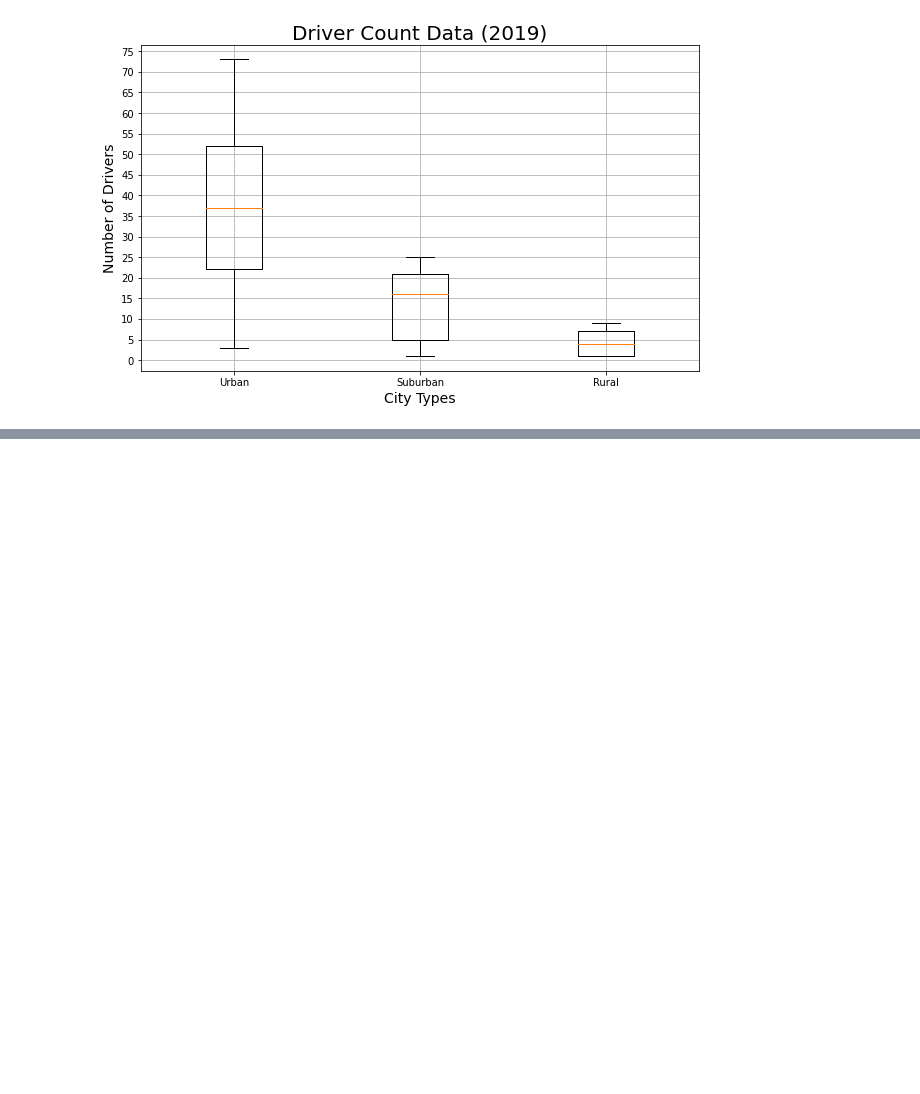
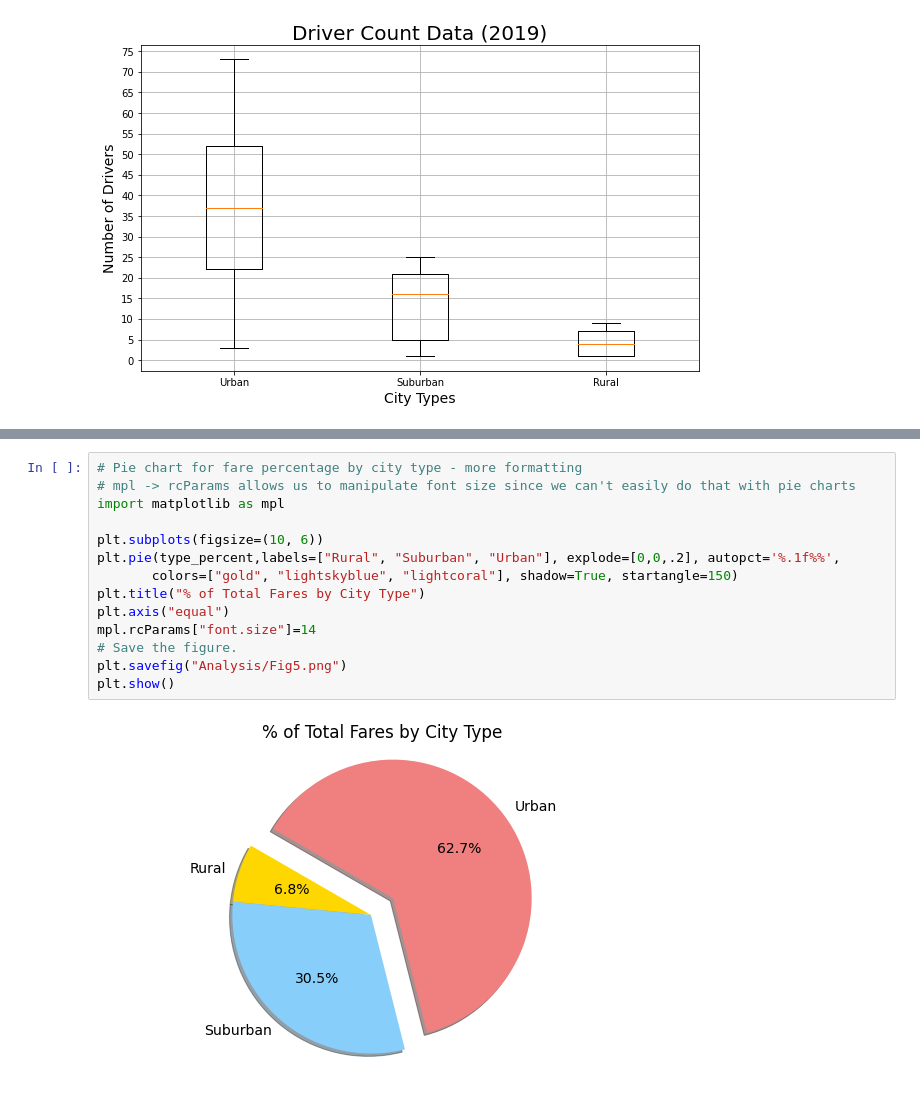
Before and after one commit to nicolebplatt/GWU_PyBer_Analysis, a Jupyter notebook: PyBer.ipynb, the cells around one changed output, grey strips where cells are left out. Drawn from its saved outputs; the diff is of its cells as text; blank space fills up the shorter version.

```diff
--- a/PyBer.ipynb
+++ b/PyBer.ipynb
@@ -474,0 +511,16 @@ plt.show()
+# %%
+# Pie chart for fare percentage by city type - more formatting
+# mpl -> rcParams allows us to manipulate font size since we can't easily do that with pie charts
+import matplotlib as mpl
+
+plt.subplots(figsize=(10, 6))
+plt.pie(type_percent,labels=["Rural", "Suburban", "Urban"], explode=[0,0,.2], autopct='%.1f%%',
+       colors=["gold", "lightskyblue", "lightcoral"], shadow=True, startangle=150)
+plt.title("% of Total Fares by City Type")
+plt.axis("equal")
+mpl.rcParams["font.size"]=14
+# Save the figure.
+plt.savefig("Analysis/Fig5.png")
+plt.show()
+# %% [output]
+[figure, added]
```
Also changed, not shown: parts of 8 cells of this notebook, 4 other files.
